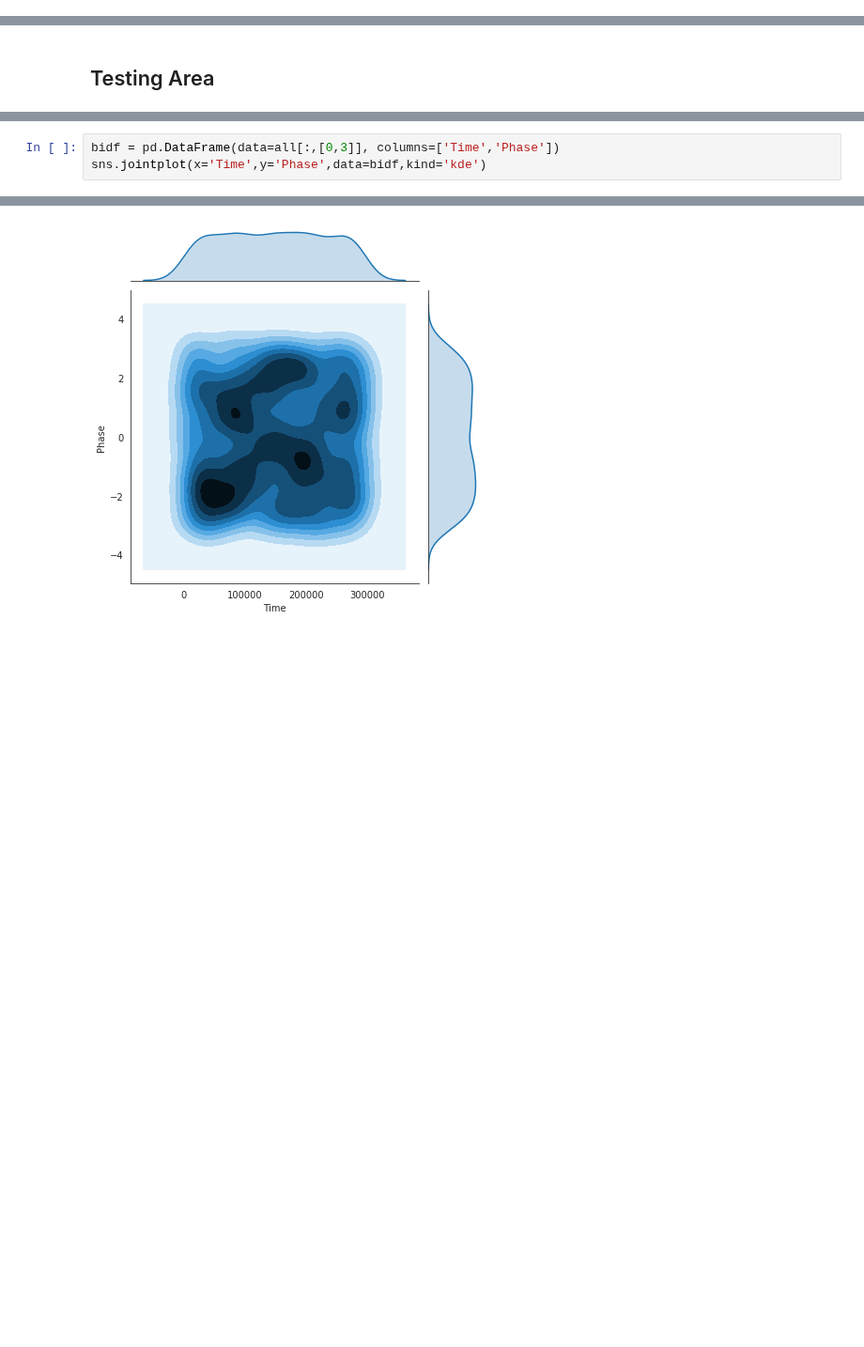
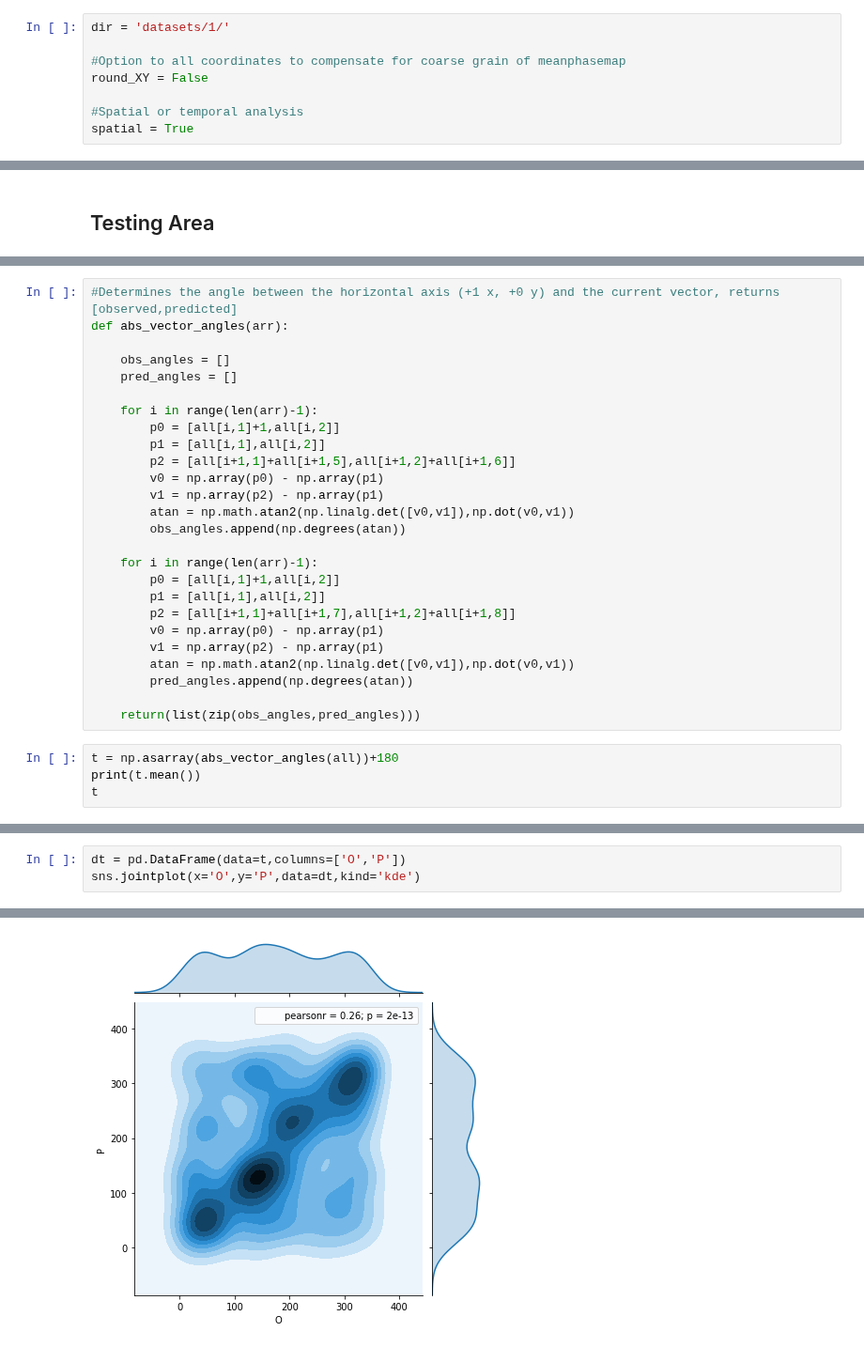
Before and after one commit to DanielHHowell/Grid-Cell, a Jupyter notebook: Grid Cell Phase Main.ipynb, the cells around one changed output, grey strips where cells are left out. Shown at 94% size. Cells and saved outputs as stored; diff of their text form; blank space fills up the shorter version.

```diff
--- a/Grid Cell Phase Main.ipynb
+++ b/Grid Cell Phase Main.ipynb
@@ -34,3 +31,11 @@ spatial = True
+# %%
+dir = 'datasets/1/'
+
+#Option to all coordinates to compensate for coarse grain of meanphasemap
+round_XY = False
+
+#Spatial or temporal analysis
+spatial = True
 # %% [markdown]
 ## XYspkT
 
@@ -377,0 +421,30 @@ for index, row in df_move.iterrows():
+# %%
+#Determines the angle between the horizontal axis (+1 x, +0 y) and the current vector, returns [observed,predicted]
+def abs_vector_angles(arr):
+
+    obs_angles = []
+    pred_angles = []
+
+    for i in range(len(arr)-1):
+        p0 = [all[i,1]+1,all[i,2]]
+        p1 = [all[i,1],all[i,2]]
+        p2 = [all[i+1,1]+all[i+1,5],all[i+1,2]+all[i+1,6]]
+        v0 = np.array(p0) - np.array(p1)
+        v1 = np.array(p2) - np.array(p1)
+        atan = np.math.atan2(np.linalg.det([v0,v1]),np.dot(v0,v1))
+        obs_angles.append(np.degrees(atan))
+
+    for i in range(len(arr)-1):
+        p0 = [all[i,1]+1,all[i,2]]
+        p1 = [all[i,1],all[i,2]]
+        p2 = [all[i+1,1]+all[i+1,7],all[i+1,2]+all[i+1,8]]
+        v0 = np.array(p0) - np.array(p1)
+        v1 = np.array(p2) - np.array(p1)
+        atan = np.math.atan2(np.linalg.det([v0,v1]),np.dot(v0,v1))
+        pred_angles.append(np.degrees(atan))
+
+    return(list(zip(obs_angles,pred_angles)))
+# %%
+t = np.asarray(abs_vector_angles(all))+180
+print(t.mean())
+t
@@ -378,6 +471,6 @@ for index, row in df_move.iterrows():
 # %%
-bidf = pd.DataFrame(data=all[:,[0,3]], columns=['Time','Phase'])
-sns.jointplot(x='Time',y='Phase',data=bidf,kind='kde')
+dt = pd.DataFrame(data=t,columns=['O','P'])
+sns.jointplot(x='O',y='P',data=dt,kind='kde')
 # %% [output]
 <seaborn.axisgrid.JointGrid at 0x...>
-[figure, old version]
+[figure, new version]
```
Also changed, not shown: parts of 31 cells of this notebook.
